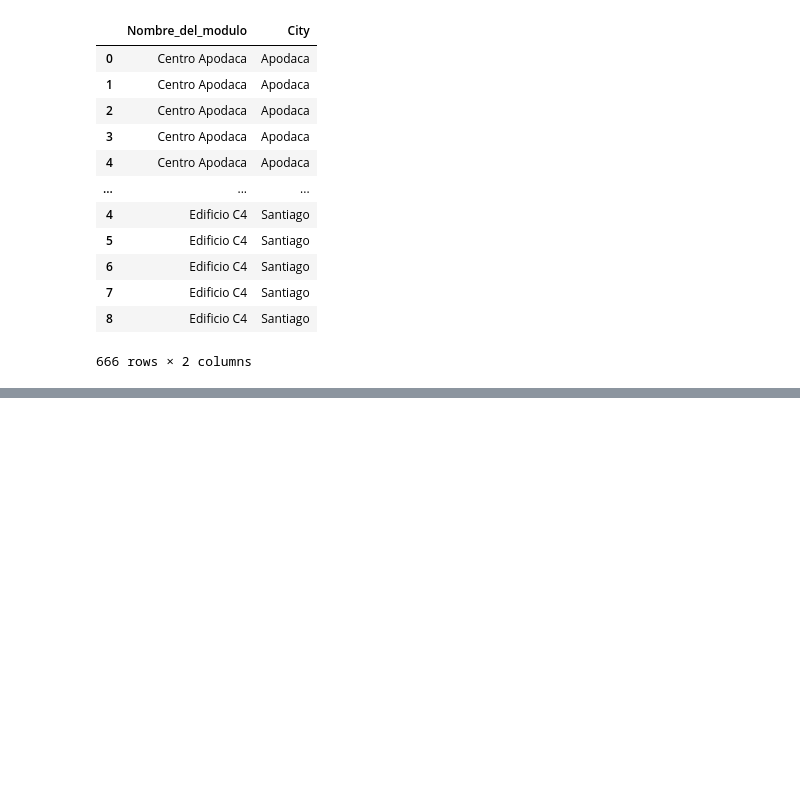
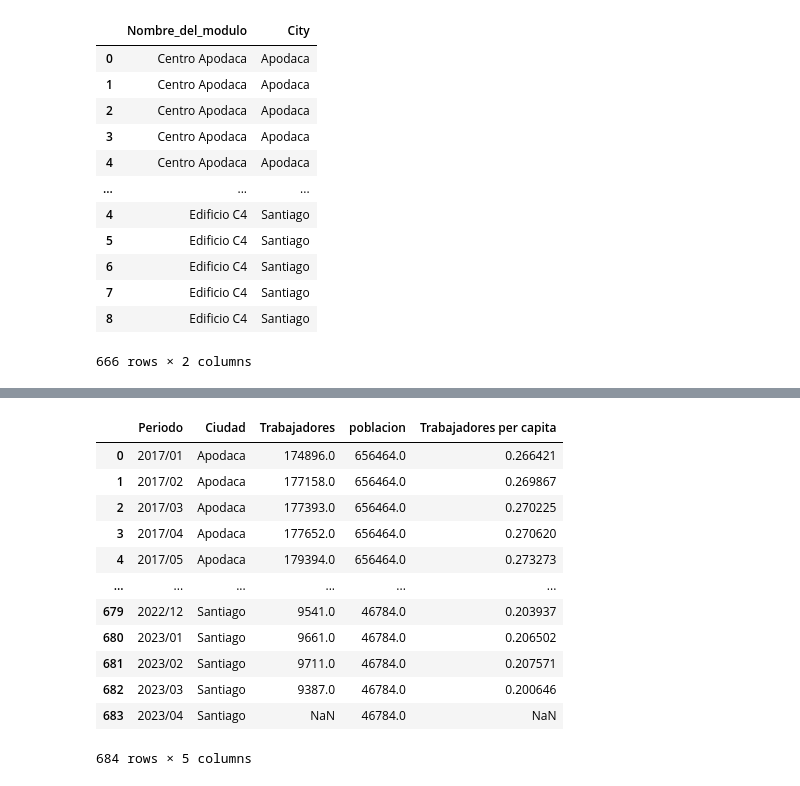
Before and after one commit to JosePabloGFnl/Monterrey-Violence, a Jupyter notebook: city-crimes.ipynb, the cells around one changed output, grey strips where cells are left out. Saved outputs shown, nothing was run; the diff lists cells and outputs as text; code cells hidden in the pictures; blank space fills up the shorter version.

```diff
--- a/city-crimes.ipynb
+++ b/city-crimes.ipynb
@@ -118,0 +123,5 @@ modulos
+# %%
+poblacion = pd.read_excel('Poblacion_Censos_Municipios_NL.xlsx', sheet_name='Hoja2')
+poblacion = poblacion[poblacion["Periodo"] == 2020]
+poblacion = poblacion[["Apodaca", "García", "General Escobedo", "Guadalupe", "Juárez", "Monterrey", "San Nicolás de los Garza", "Santa Catarina", "Santiago"]]
+poblacion
@@ -118,0 +131,3 @@ modulos
+# %%
+poblacion = poblacion.melt(var_name="Ciudad", value_name="poblacion")
+poblacion
@@ -118,0 +163,4 @@ modulos
+# %%
+trabajadores_imss = pd.melt(trabajadores_imss, id_vars=["Periodo"],
+                  var_name="Ciudad", value_name="Trabajadores")
+trabajadores_imss
@@ -118,0 +181,19 @@ modulos
+# %%
+trabajadores_per_capita = pd.merge(trabajadores_imss, poblacion, on='Ciudad', how='left')
+
+trabajadores_per_capita['Trabajadores per capita'] = trabajadores_per_capita['Trabajadores'] / trabajadores_per_capita['poblacion']
+trabajadores_per_capita
+# %% [output]
+|  | Periodo | Ciudad | Trabajadores | poblacion | Trabajadores per capita |
+| 0 | 2017/01 | Apodaca | 174896.0 | 656464.0 | 0.266421 |
+| 1 | 2017/02 | Apodaca | 177158.0 | 656464.0 | 0.269867 |
+| 2 | 2017/03 | Apodaca | 177393.0 | 656464.0 | 0.270225 |
+| 3 | 2017/04 | Apodaca | 177652.0 | 656464.0 | 0.270620 |
+| 4 | 2017/05 | Apodaca | 179394.0 | 656464.0 | 0.273273 |
+| ... | ... | ... | ... | ... | ... |
+| 679 | 2022/12 | Santiago | 9541.0 | 46784.0 | 0.203937 |
+| 680 | 2023/01 | Santiago | 9661.0 | 46784.0 | 0.206502 |
+| 681 | 2023/02 | Santiago | 9711.0 | 46784.0 | 0.207571 |
+| 682 | 2023/03 | Santiago | 9387.0 | 46784.0 | 0.200646 |
+| 683 | 2023/04 | Santiago | NaN | 46784.0 | NaN |
+684 rows × 5 columns
```
Also changed, not shown: parts of 10 cells of this notebook.
